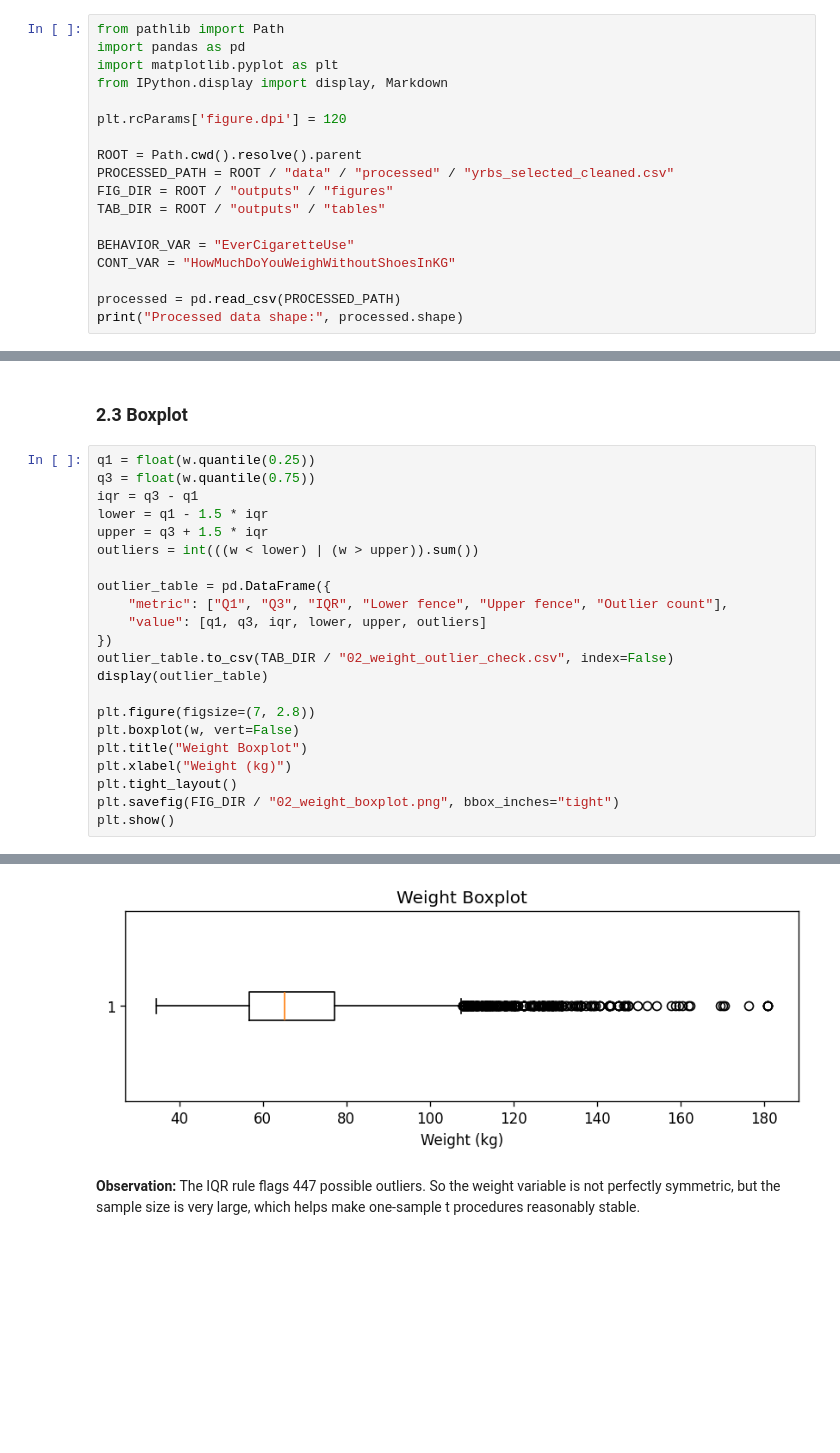
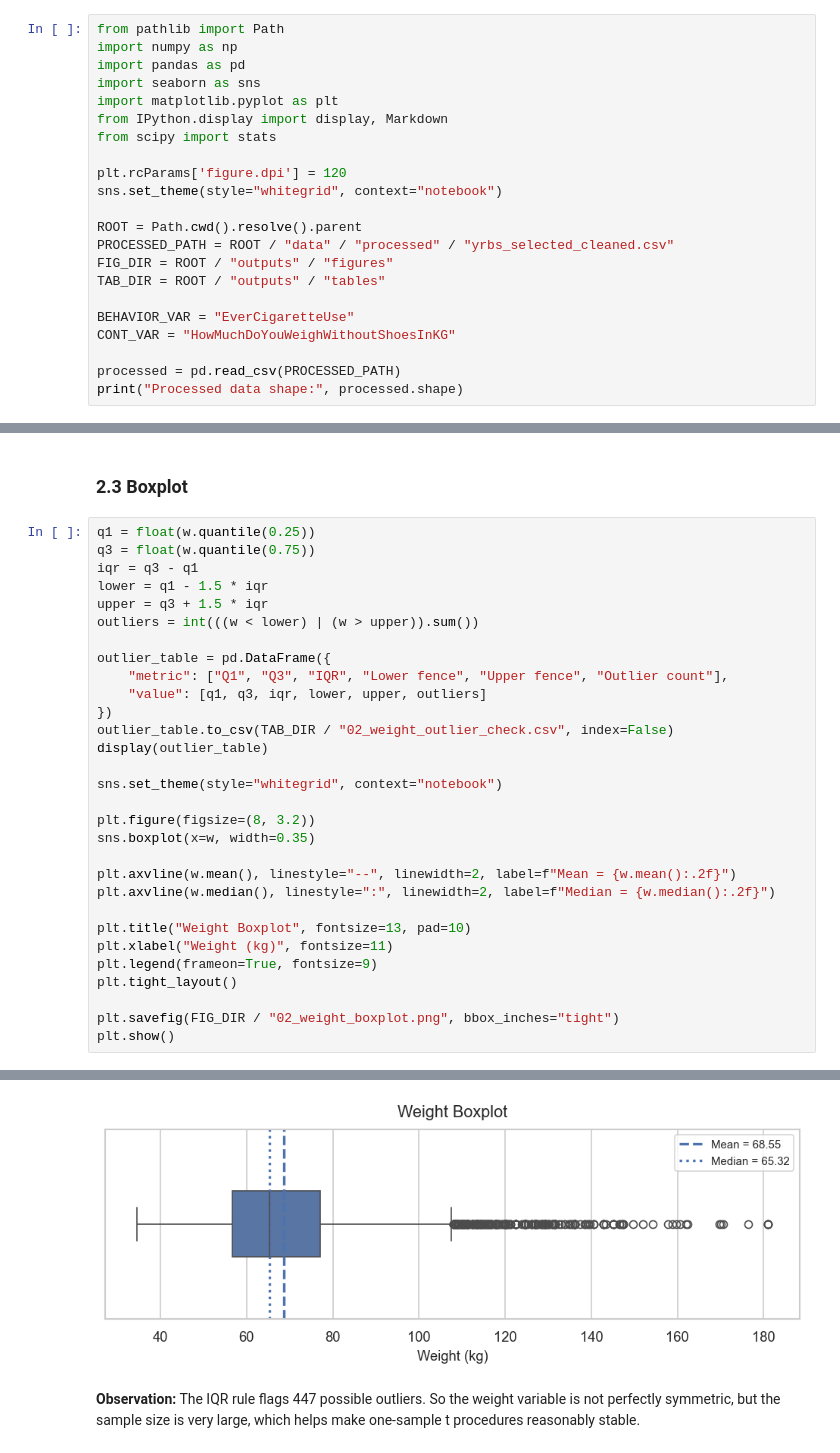
Before and after one commit to asd854026/2026-Spring-Stat2-Cycle2, a Jupyter notebook: notebooks/02_ContinueVariable_eda.ipynb, the cells around one changed output, grey strips where cells are left out. Saved outputs shown, nothing was run; the diff lists cells and outputs as text; blank space fills up the shorter version.

```diff
--- a/notebooks/02_ContinueVariable_eda.ipynb
+++ b/notebooks/02_ContinueVariable_eda.ipynb
@@ -4,11 +4,15 @@
 ## 1. Data
 # %%
 from pathlib import Path
+import numpy as np
 import pandas as pd
+import seaborn as sns
 import matplotlib.pyplot as plt
 from IPython.display import display, Markdown
+from scipy import stats
 
 plt.rcParams['figure.dpi'] = 120
+sns.set_theme(style="whitegrid", context="notebook")
 
 ROOT = Path.cwd().resolve().parent
 PROCESSED_PATH = ROOT / "data" / "processed" / "yrbs_selected_cleaned.csv"
@@ -214,34 +94,42 @@ plt.show()
 # %%
 q1 = float(w.quantile(0.25))
 q3 = float(w.quantile(0.75))
 iqr = q3 - q1
 lower = q1 - 1.5 * iqr
 upper = q3 + 1.5 * iqr
 outliers = int(((w < lower) | (w > upper)).sum())
 
 outlier_table = pd.DataFrame({
     "metric": ["Q1", "Q3", "IQR", "Lower fence", "Upper fence", "Outlier count"],
     "value": [q1, q3, iqr, lower, upper, outliers]
 })
 outlier_table.to_csv(TAB_DIR / "02_weight_outlier_check.csv", index=False)
 display(outlier_table)
 
-plt.figure(figsize=(7, 2.8))
-plt.boxplot(w, vert=False)
-plt.title("Weight Boxplot")
-plt.xlabel("Weight (kg)")
+sns.set_theme(style="whitegrid", context="notebook")
+
+plt.figure(figsize=(8, 3.2))
+sns.boxplot(x=w, width=0.35)
+
+plt.axvline(w.mean(), linestyle="--", linewidth=2, label=f"Mean = {w.mean():.2f}")
+plt.axvline(w.median(), linestyle=":", linewidth=2, label=f"Median = {w.median():.2f}")
+
+plt.title("Weight Boxplot", fontsize=13, pad=10)
+plt.xlabel("Weight (kg)", fontsize=11)
+plt.legend(frameon=True, fontsize=9)
 plt.tight_layout()
+
 plt.savefig(FIG_DIR / "02_weight_boxplot.png", bbox_inches="tight")
 plt.show()
 # %% [output]
 |  | metric | value |
 | 0 | Q1 | 56.700 |
 | 1 | Q3 | 77.110 |
 | 2 | IQR | 20.410 |
 | 3 | Lower fence | 26.085 |
 | 4 | Upper fence | 107.725 |
 | 5 | Outlier count | 447.000 |
-[figure, old version]
+[figure, new version]
 # %% [markdown]
 **Observation:** The IQR rule flags 447 possible outliers. So the weight variable is not perfectly symmetric, but the sample size is very large, which helps make one-sample t procedures reasonably stable.
 # %% [markdown]
```
Also changed, not shown: parts of 10 cells of this notebook, 15 other files.
